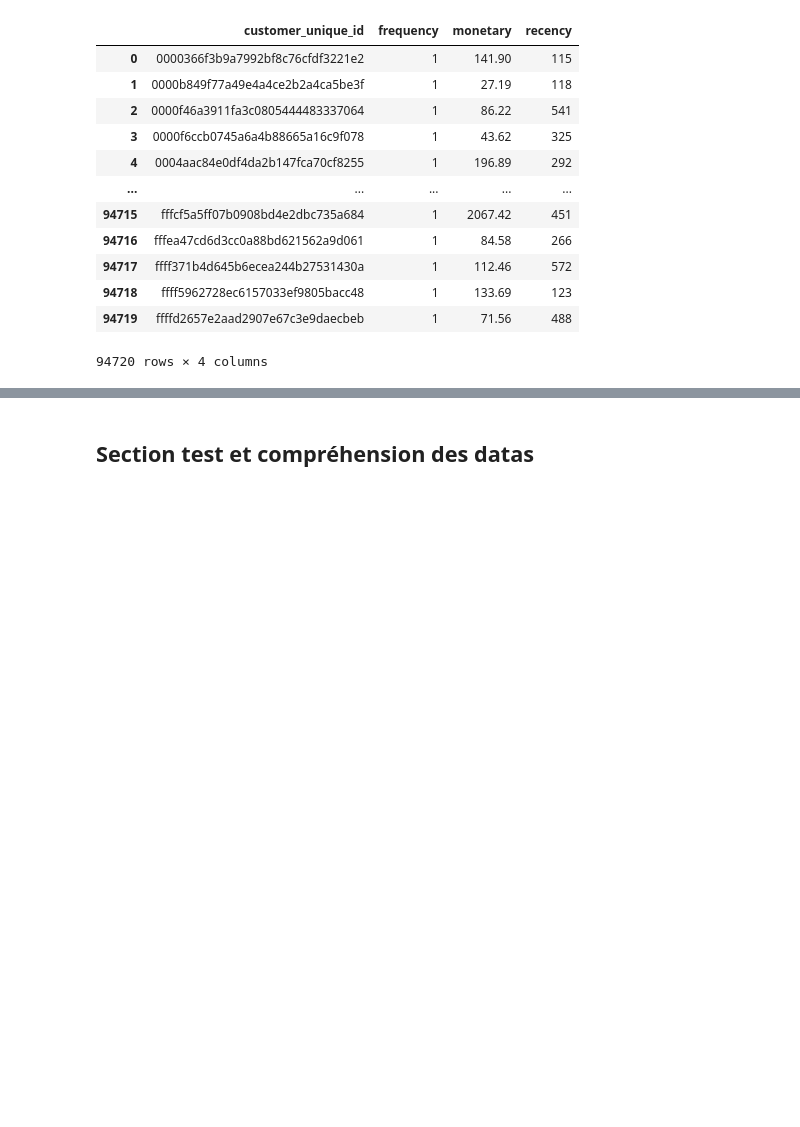
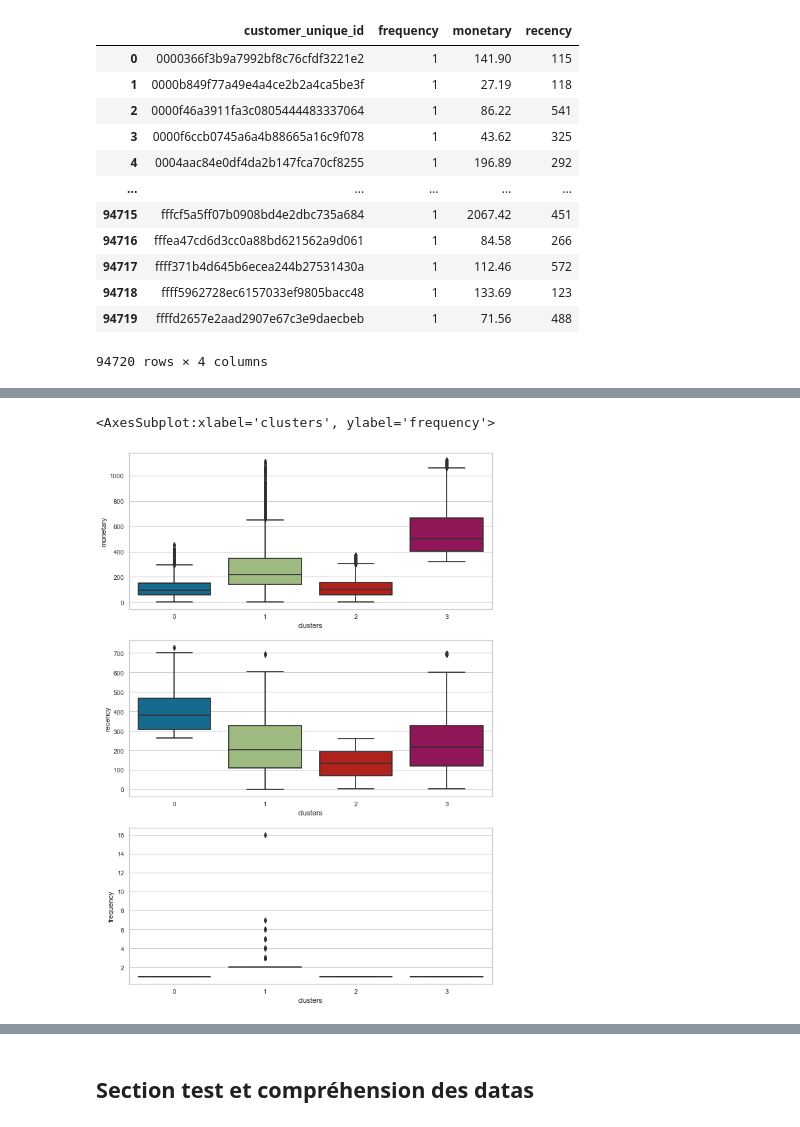
Before and after one commit to ibrahim-sayhan/clustring, a Jupyter notebook: ProjetAI2_ClusteringForLubmarine.ipynb, the cells around one changed output, grey strips where cells are left out. Saved outputs shown, nothing was run; the diff lists cells and outputs as text; code cells hidden in the pictures; blank space fills up the shorter version.

```diff
--- a/ProjetAI2_ClusteringForLubmarine.ipynb
+++ b/ProjetAI2_ClusteringForLubmarine.ipynb
@@ -501,0 +530,4 @@ silhouette_visualizer(KMeans(4,max_iter=50),pd_rfm_scaled,colors='yellowbrick')
+# %%
+k_means4 = k_means
+pd_rfm['clusters']= k_means4.labels_
+pd_rfm.head()
@@ -501,0 +545,8 @@ silhouette_visualizer(KMeans(4,max_iter=50),pd_rfm_scaled,colors='yellowbrick')
+# %%
+plt.figure(figsize=(10,15))
+plt.subplot(311); sns.boxplot(x='clusters', y='monetary', data=pd_rfm)
+plt.subplot(312); sns.boxplot(x='clusters', y='recency', data=pd_rfm)
+plt.subplot(313); sns.boxplot(x='clusters', y='frequency', data=pd_rfm)
+# %% [output]
+<AxesSubplot:xlabel='clusters', ylabel='frequency'>
+[figure, added]
```
Also changed, not shown: parts of 17 cells of this notebook.
